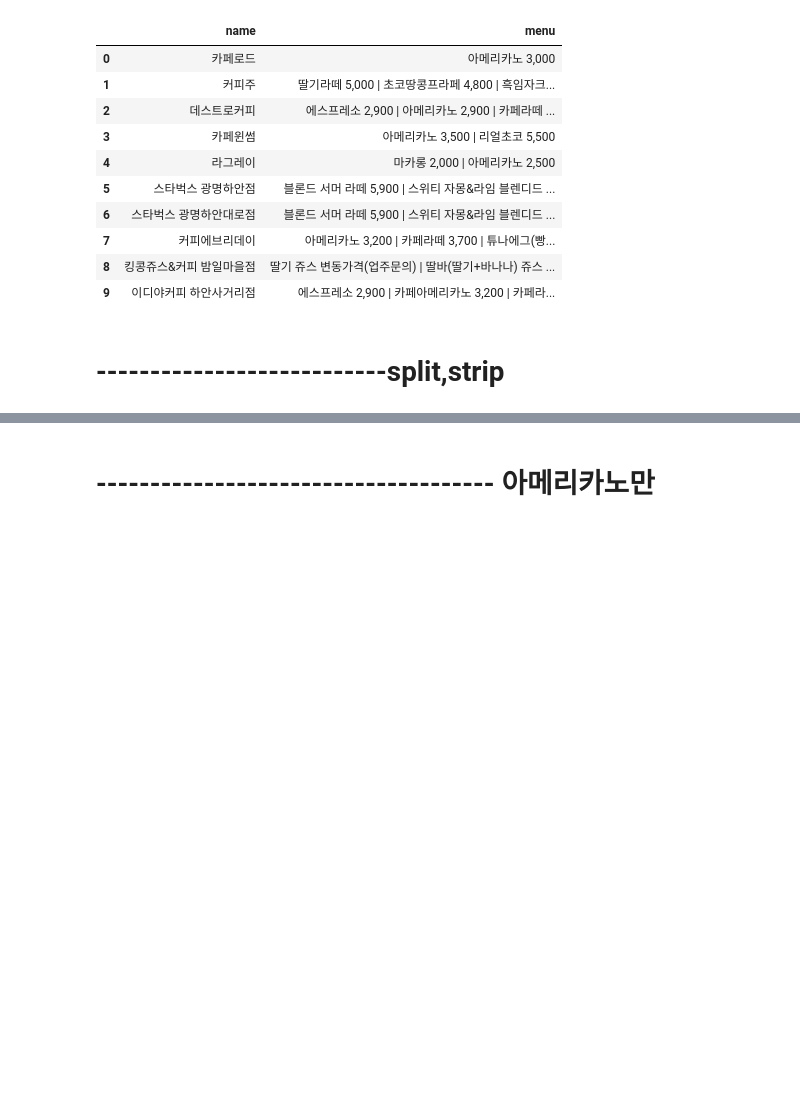
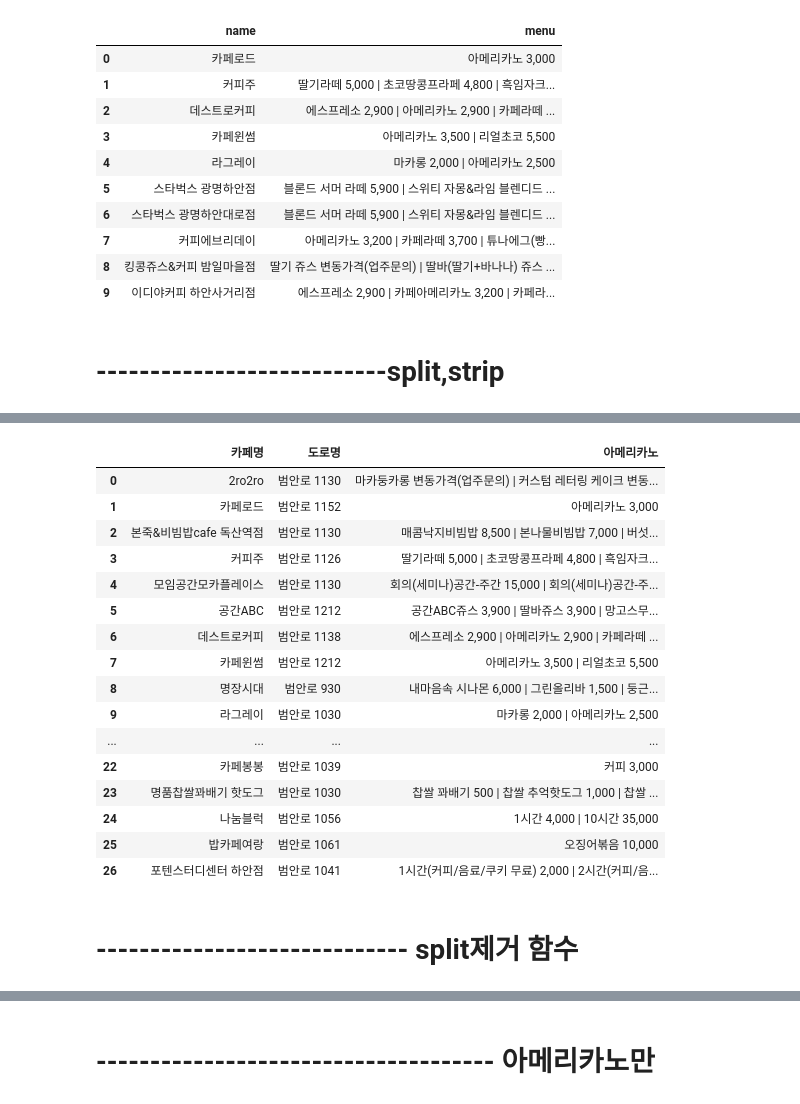
Before and after one commit to joohee-github/asiae-academy-NLP, a Jupyter notebook: 0. 금천구 카페 검색.ipynb, the cells around one changed output, grey strips where cells are left out. Saved outputs shown, nothing was run; the diff lists cells and outputs as text; code cells hidden in the pictures; blank space fills up the shorter version.

```diff
--- a/0. 금천구 카페 검색.ipynb
+++ b/0. 금천구 카페 검색.ipynb
@@ -263,0 +282,11 @@ del_bar
+# %%
+# del_bar제거, None제거
+del_none = []
+def occupy():
+    for i in name_menu_list:
+        try:
+            if i['아메리카노']!= None:
+                del_none.append(i)
+        except AttributeError:
+            pass
+    return del_none
@@ -263,0 +333,23 @@ del_bar
+# %%
+df = pd.DataFrame(del_none)
+df
+# %% [output]
+|  | 카페명 | 도로명 | 아메리카노 |
+| 0 | 2ro2ro | 범안로 1130 | 마카둥카롱 변동가격(업주문의) | 커스텀 레터링 케이크 변동... |
+| 1 | 카페로드 | 범안로 1152 | 아메리카노 3,000 |
+| 2 | 본죽&비빔밥cafe 독산역점 | 범안로 1130 | 매콤낙지비빔밥 8,500 | 본나물비빔밥 7,000 | 버섯... |
+| 3 | 커피주 | 범안로 1126 | 딸기라떼 5,000 | 초코땅콩프라페 4,800 | 흑임자크... |
+| 4 | 모임공간모카플레이스 | 범안로 1130 | 회의(세미나)공간-주간 15,000 | 회의(세미나)공간-주... |
+| 5 | 공간ABC | 범안로 1212 | 공간ABC쥬스 3,900 | 딸바쥬스 3,900 | 망고스무... |
+| 6 | 데스트로커피 | 범안로 1138 | 에스프레소 2,900 | 아메리카노 2,900 | 카페라떼 ... |
+| 7 | 카페윈썸 | 범안로 1212 | 아메리카노 3,500 | 리얼초코 5,500 |
+| 8 | 명장시대 | 범안로 930 | 내마음속 시나몬 6,000 | 그린올리바 1,500 | 둥근... |
+| 9 | 라그레이 | 범안로 1030 | 마카롱 2,000 | 아메리카노 2,500 |
+| ... | ... | ... | ... |
+| 22 | 카페봉봉 | 범안로 1039 | 커피 3,000 |
+| 23 | 명품찹쌀꽈배기 핫도그 | 범안로 1030 | 찹쌀 꽈배기 500 | 찹쌀 추억핫도그 1,000 | 찹쌀 ... |
+| 24 | 나눔블럭 | 범안로 1056 | 1시간 4,000 | 10시간 35,000 |
+| 25 | 밥카페여랑 | 범안로 1061 | 오징어볶음 10,000 |
+| 26 | 포텐스터디센터 하안점 | 범안로 1041 | 1시간(커피/음료/쿠키 무료) 2,000 | 2시간(커피/음... |
+# %% [markdown]
+# ----------------------------- split제거 함수
```
Also changed, not shown: parts of 32 cells of this notebook, 1 other file.
